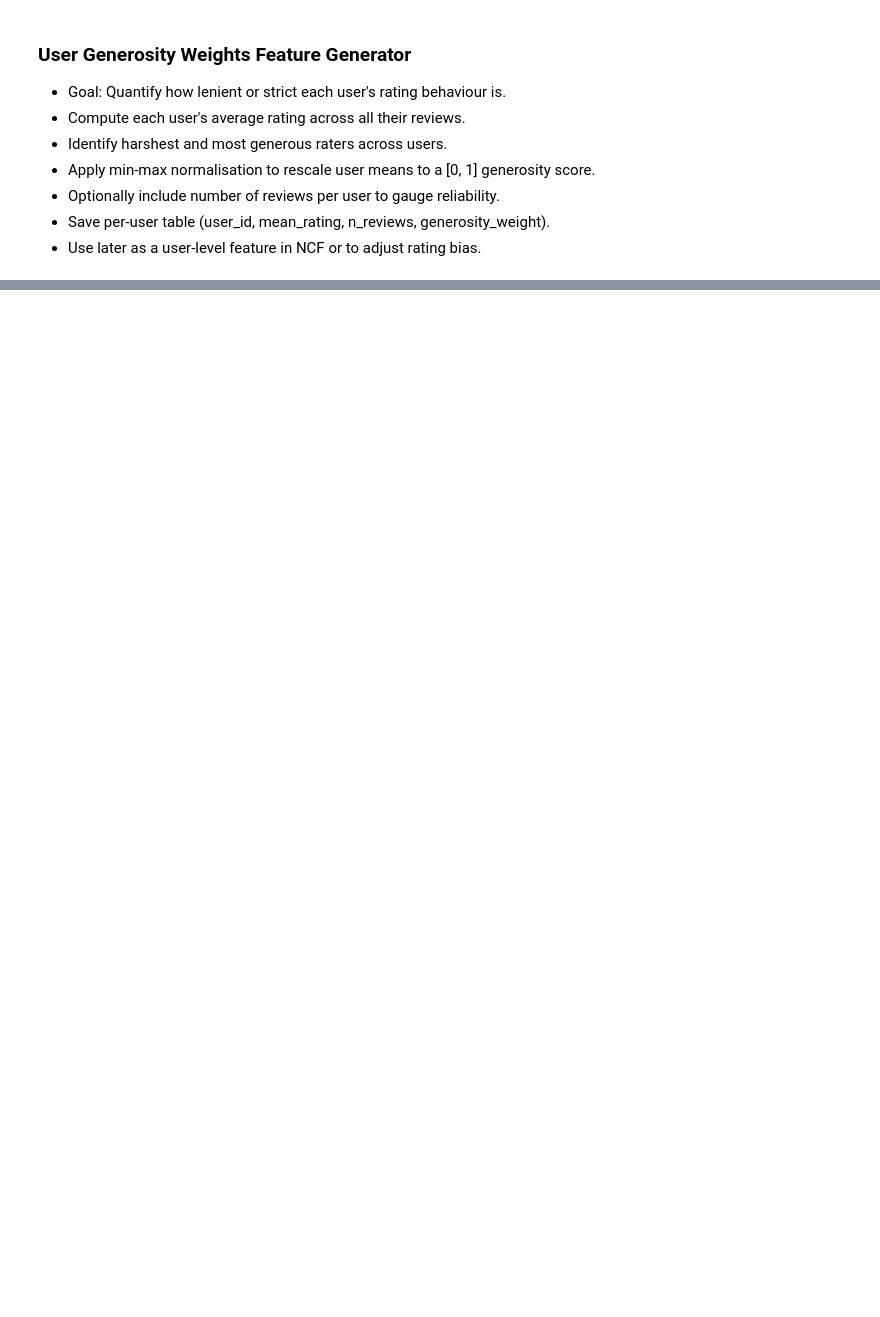
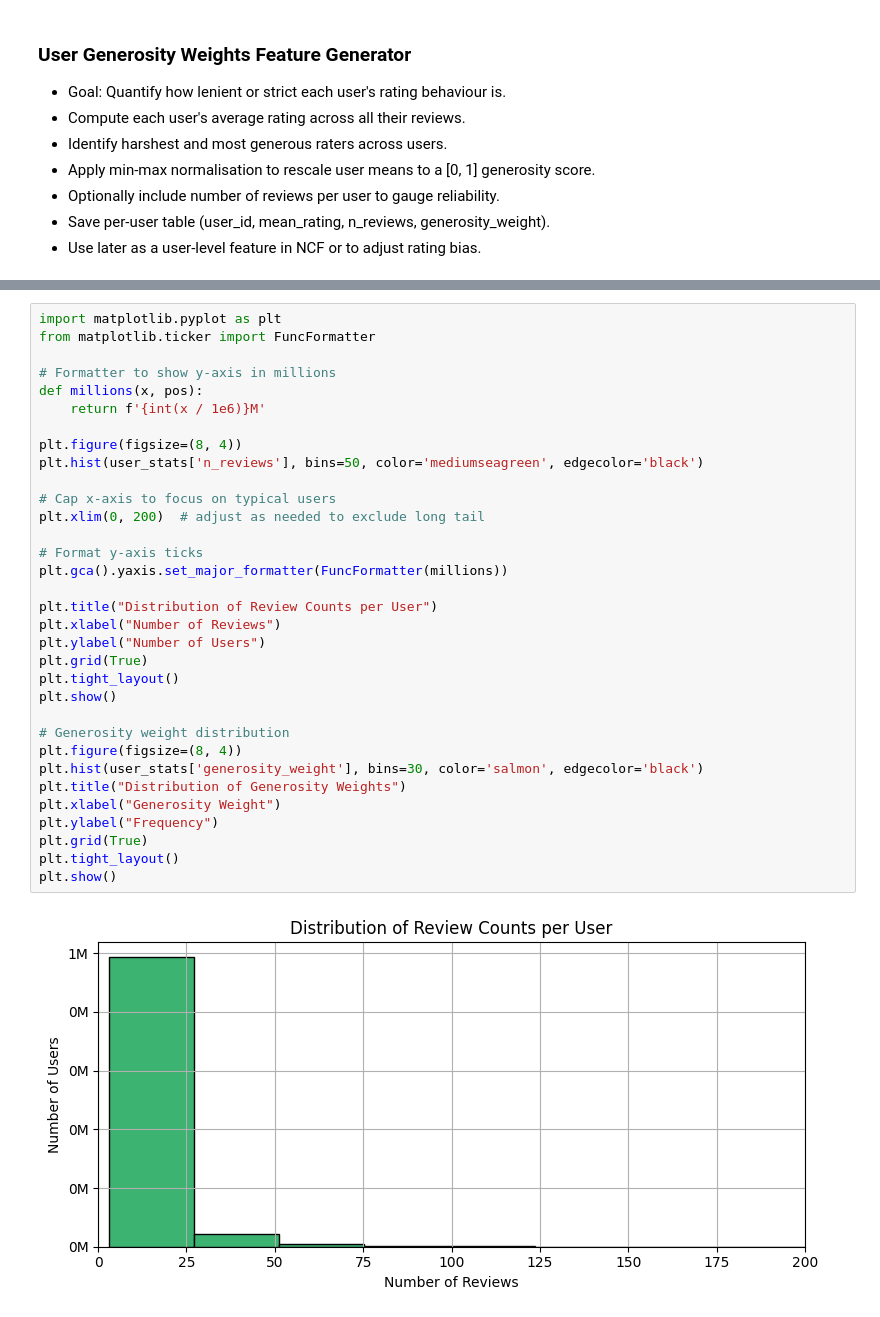
Before and after one commit to kienanana/GoogleMaps_Recommender, a Jupyter notebook: src/features/usergen.ipynb, the cells around one changed output, grey strips where cells are left out. Saved outputs shown, nothing was run; the diff lists cells and outputs as text; blank space fills up the shorter version.

```diff
--- a/src/features/usergen.ipynb
+++ b/src/features/usergen.ipynb
@@ -243,0 +125,35 @@ plt.show()
+# %%
+import matplotlib.pyplot as plt
+from matplotlib.ticker import FuncFormatter
+
+# Formatter to show y-axis in millions
+def millions(x, pos):
+    return f'{int(x / 1e6)}M'
+
+plt.figure(figsize=(8, 4))
+plt.hist(user_stats['n_reviews'], bins=50, color='mediumseagreen', edgecolor='black')
+
+# Cap x-axis to focus on typical users
+plt.xlim(0, 200)  # adjust as needed to exclude long tail
+
+# Format y-axis ticks
+plt.gca().yaxis.set_major_formatter(FuncFormatter(millions))
+
+plt.title("Distribution of Review Counts per User")
+plt.xlabel("Number of Reviews")
+plt.ylabel("Number of Users")
+plt.grid(True)
+plt.tight_layout()
+plt.show()
+
+# Generosity weight distribution
+plt.figure(figsize=(8, 4))
+plt.hist(user_stats['generosity_weight'], bins=30, color='salmon', edgecolor='black')
+plt.title("Distribution of Generosity Weights")
+plt.xlabel("Generosity Weight")
+plt.ylabel("Frequency")
+plt.grid(True)
+plt.tight_layout()
+plt.show()
+# %% [output]
+[figure, added]
```
Also changed, not shown: parts of 14 cells of this notebook.
